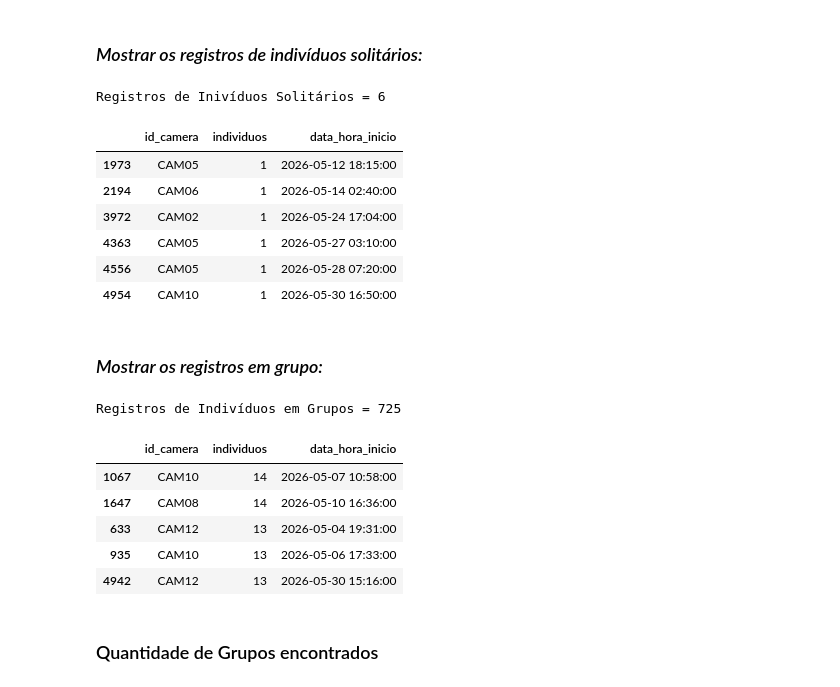
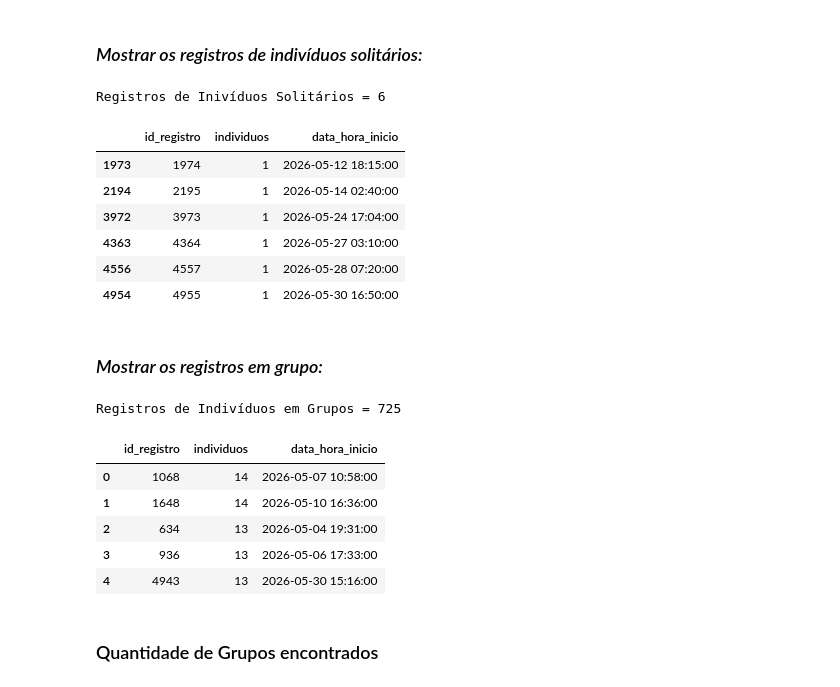
Before and after one commit to dinizjr/Trilha-IA, a Jupyter notebook: DS/Ex01.ipynb, the cells around one changed output. Cells and saved outputs as stored; diff of their text form; code cells hidden in the pictures.

```diff
--- a/DS/Ex01.ipynb
+++ b/DS/Ex01.ipynb
@@ -217,51 +245,51 @@ Média de indivíduos = 5.95
 # %%
 capi_so_qtd = dt[(dt.especie=='Capivara') &
                  (dt.individuos==1)
-]['id_camera'].count()
+]['id_registro'].count()
 capi_so = dt[(dt.especie=='Capivara') &
              (dt.individuos==1)
 ][
-    ['id_camera','individuos','data_hora_inicio']
+    ['id_registro','individuos','data_hora_inicio']
 ]
 print("Registros de Inivíduos Solitários =", capi_so_qtd)
 display(capi_so)
 # %% [output]
 Registros de Inivíduos Solitários = 6
-|  | id_camera | individuos | data_hora_inicio |
-| 1973 | CAM05 | 1 | 2026-05-12 18:15:00 |
-| 2194 | CAM06 | 1 | 2026-05-14 02:40:00 |
-| 3972 | CAM02 | 1 | 2026-05-24 17:04:00 |
-| 4363 | CAM05 | 1 | 2026-05-27 03:10:00 |
-| 4556 | CAM05 | 1 | 2026-05-28 07:20:00 |
-| 4954 | CAM10 | 1 | 2026-05-30 16:50:00 |
+|  | id_registro | individuos | data_hora_inicio |
+| 1973 | 1974 | 1 | 2026-05-12 18:15:00 |
+| 2194 | 2195 | 1 | 2026-05-14 02:40:00 |
+| 3972 | 3973 | 1 | 2026-05-24 17:04:00 |
+| 4363 | 4364 | 1 | 2026-05-27 03:10:00 |
+| 4556 | 4557 | 1 | 2026-05-28 07:20:00 |
+| 4954 | 4955 | 1 | 2026-05-30 16:50:00 |
 # %% [markdown]
 ### *Mostrar os registros em grupo:*
 # %%
 capi_grp_qtd = dt[
     (dt.especie=='Capivara') &
     (dt.individuos>1)
 ][
-    'id_camera'].count()
+    'id_registro'].count()
 
 capi_grp = dt[
     (dt.especie=='Capivara') &
     (dt.individuos>1)
 ][
-        ['id_camera','individuos','data_hora_inicio']
+        ['id_registro','individuos','data_hora_inicio']
 ].sort_values(
     by='individuos',
     ascending=False
-)
+).reset_index(drop=True)
 print("Registros de Indivíduos em Grupos =", capi_grp_qtd)
 display(capi_grp.head())
 # %% [output]
 Registros de Indivíduos em Grupos = 725
-|  | id_camera | individuos | data_hora_inicio |
-| 1067 | CAM10 | 14 | 2026-05-07 10:58:00 |
-| 1647 | CAM08 | 14 | 2026-05-10 16:36:00 |
-| 633 | CAM12 | 13 | 2026-05-04 19:31:00 |
-| 935 | CAM10 | 13 | 2026-05-06 17:33:00 |
-| 4942 | CAM12 | 13 | 2026-05-30 15:16:00 |
+|  | id_registro | individuos | data_hora_inicio |
+| 0 | 1068 | 14 | 2026-05-07 10:58:00 |
+| 1 | 1648 | 14 | 2026-05-10 16:36:00 |
+| 2 | 634 | 13 | 2026-05-04 19:31:00 |
+| 3 | 936 | 13 | 2026-05-06 17:33:00 |
+| 4 | 4943 | 13 | 2026-05-30 15:16:00 |
 # %% [markdown]
 ### Quantidade de Grupos encontrados
 # %%
```
Also changed, not shown: parts of 7 cells of this notebook.
